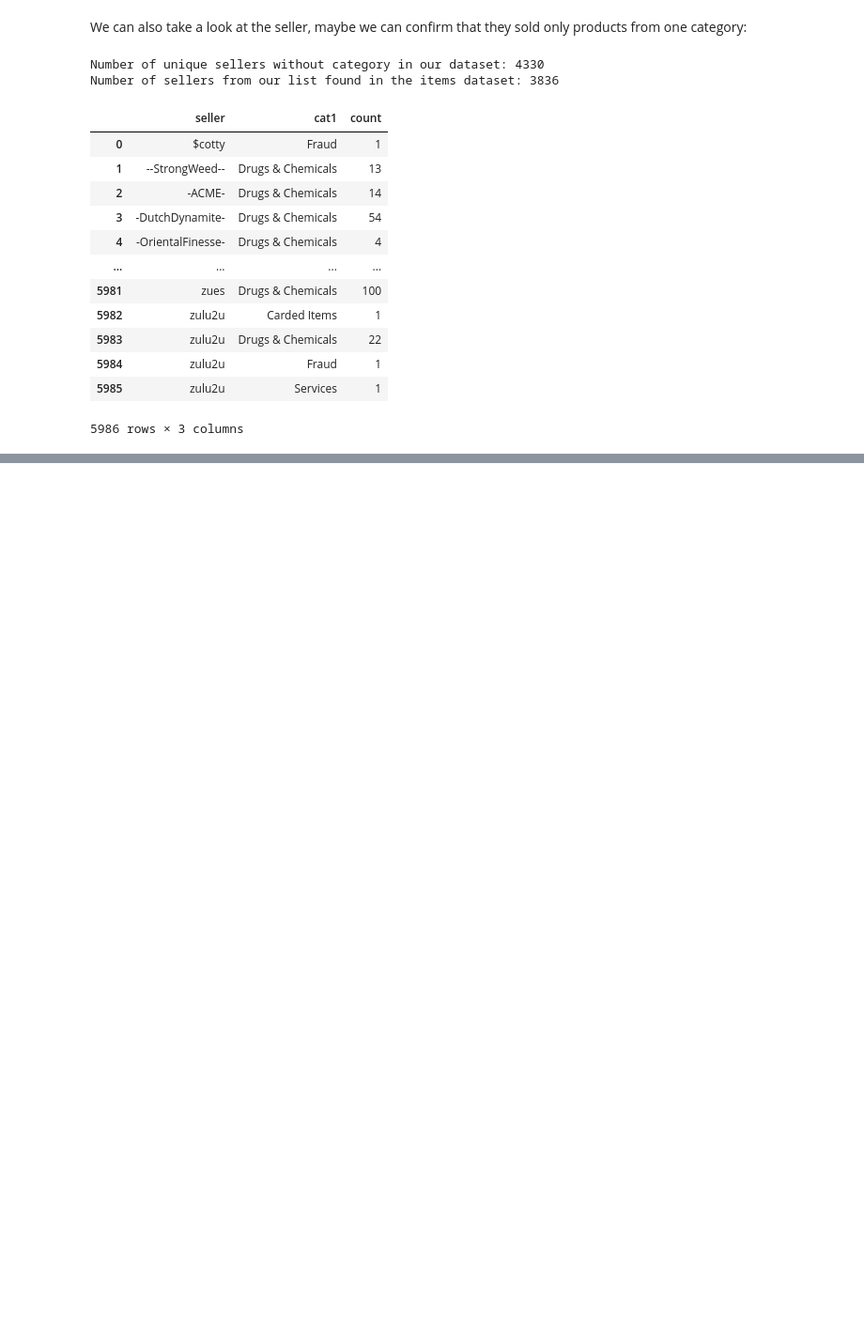
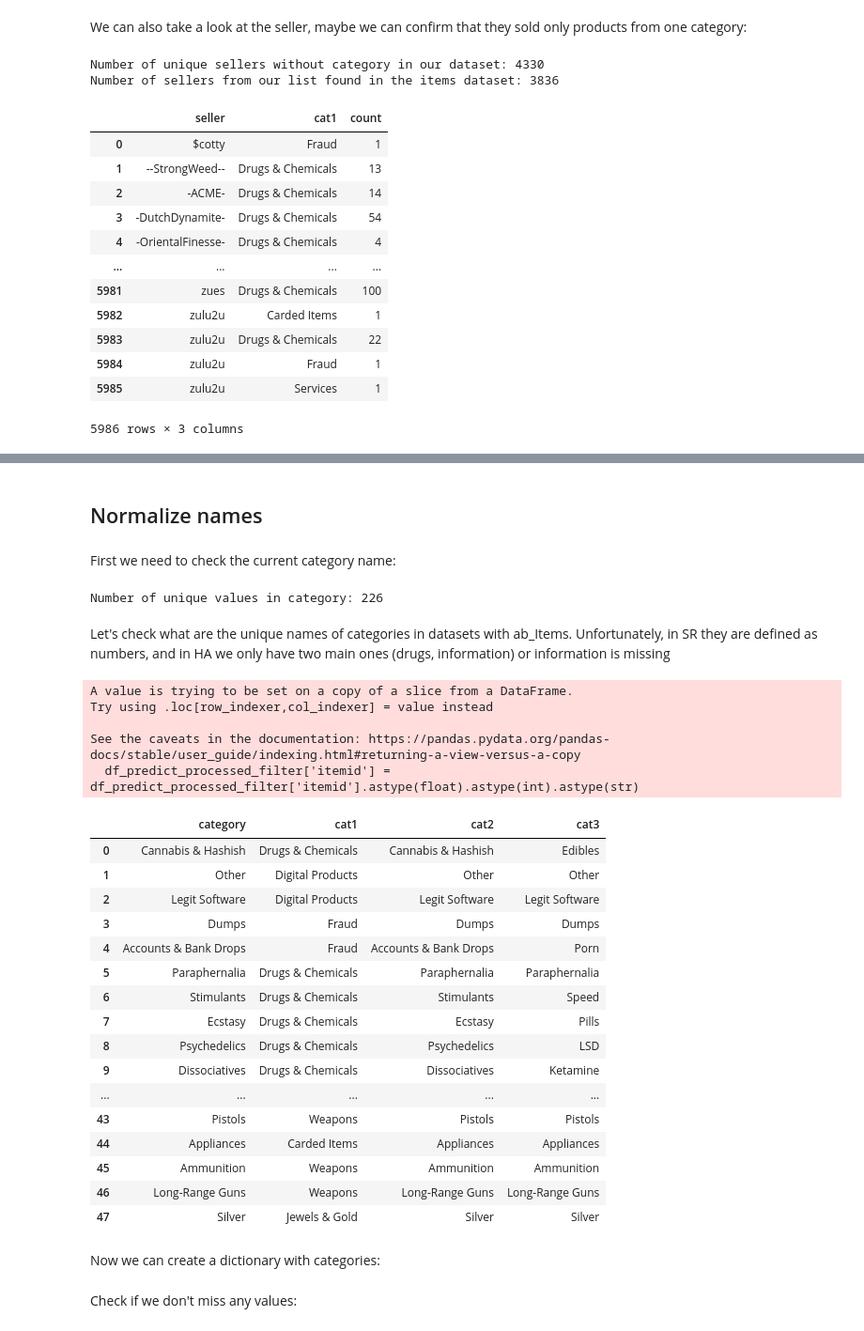
Before and after one commit to GregoryG3/Thesis, a Jupyter notebook: INITIALIZATION.ipynb, the cells around one changed output, grey strips where cells are left out. Shown at 94% size. Cells and saved outputs as stored; diff of their text form; code cells hidden in the pictures; blank space fills up the shorter version.

Commit message:
New categories

```diff
--- a/INITIALIZATION.ipynb
+++ b/INITIALIZATION.ipynb
@@ -1237,0 +1202,2 @@ array(['Other', 'Fraud', 'Fraud Software', 'Social Engineering',
+# %%
+df_predict_processed = df_predict.dropna(subset=['category'])
@@ -1237,0 +1208,8 @@ array(['Other', 'Fraud', 'Fraud Software', 'Social Engineering',
+# %% [markdown]
+## Normalize names
+# %% [markdown]
+First we need to check the current category name:
+# %%
+print(f"Number of unique values in category:" , df_predict_processed['category'].nunique())
+# %% [output]
+Number of unique values in category: 226
@@ -1237,0 +1219,48 @@ array(['Other', 'Fraud', 'Fraud Software', 'Social Engineering',
+# %% [markdown]
+Let's check what are the unique names of categories in datasets with ab_Items. Unfortunately, in SR they are defined as numbers, and in HA we only have two main ones (drugs, information) or information is missing
+# %%
+# Combine data and select unique categories from ab_items:
+
+df_predict_processed_filter = df_predict_processed[df_predict_processed['dataset']=='ab']
+# Convert itemid column in df_predict_processed to integers
+df_predict_processed_filter['itemid'] = df_predict_processed_filter['itemid'].astype(float).astype(int).astype(str)
+df_items['itemid'] = df_items['itemid'].astype(str)
+
+# Merge the entire datasets based on 'itemid'
+merged_df = pd.merge(df_predict_processed_filter, df_items, on='itemid', how='left')
+
+# Filter out records that do not have a value in 'cat1'
+filtered_df = merged_df.dropna(subset=['cat1'])
+
+# Select unique categories, keeping the first record for each category
+unique_categories_df = filtered_df.drop_duplicates(subset='category', keep='first')
+
+result_df = unique_categories_df[['category', 'cat1', 'cat2', 'cat3']]
+result_df.reset_index(drop=True, inplace=True)
+
+result_df
+# %% [output]
+A value is trying to be set on a copy of a slice from a DataFrame.
+Try using .loc[row_indexer,col_indexer] = value instead
+
+See the caveats in the documentation: https://pandas.pydata.org/pandas-docs/stable/user_guide/indexing.html#returning-a-view-versus-a-copy
+  df_predict_processed_filter['itemid'] = df_predict_processed_filter['itemid'].astype(float).astype(int).astype(str)
+|  | category | cat1 | cat2 | cat3 |
+| 0 | Cannabis & Hashish | Drugs & Chemicals | Cannabis & Hashish | Edibles |
+| 1 | Other | Digital Products | Other | Other |
+| 2 | Legit Software | Digital Products | Legit Software | Legit Software |
+| 3 | Dumps | Fraud | Dumps | Dumps |
+| 4 | Accounts & Bank Drops | Fraud | Accounts & Bank Drops | Porn |
+| 5 | Paraphernalia | Drugs & Chemicals | Paraphernalia | Paraphernalia |
+| 6 | Stimulants | Drugs & Chemicals | Stimulants | Speed |
+| 7 | Ecstasy | Drugs & Chemicals | Ecstasy | Pills |
+| 8 | Psychedelics | Drugs & Chemicals | Psychedelics | LSD |
+| 9 | Dissociatives | Drugs & Chemicals | Dissociatives | Ketamine |
+| ... | ... | ... | ... | ... |
+| 43 | Pistols | Weapons | Pistols | Pistols |
+| 44 | Appliances | Carded Items | Appliances | Appliances |
+| 45 | Ammunition | Weapons | Ammunition | Ammunition |
+| 46 | Long-Range Guns | Weapons | Long-Range Guns | Long-Range Guns |
+| 47 | Silver | Jewels & Gold | Silver | Silver |
+# %% [markdown]
+Now we can create a dictionary with categories:
@@ -1237,0 +1373,2 @@ array(['Other', 'Fraud', 'Fraud Software', 'Social Engineering',
+# %% [markdown]
+Check if we don't miss any values:
```
Also changed, not shown: parts of 25 cells of this notebook.
